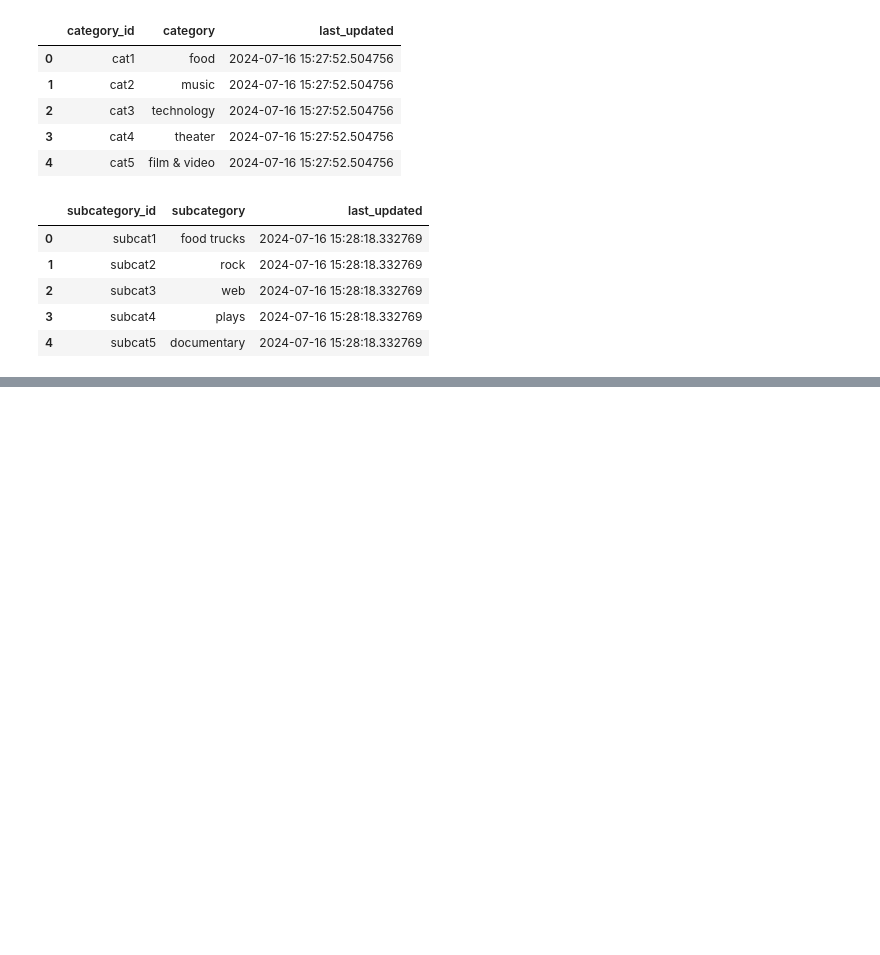
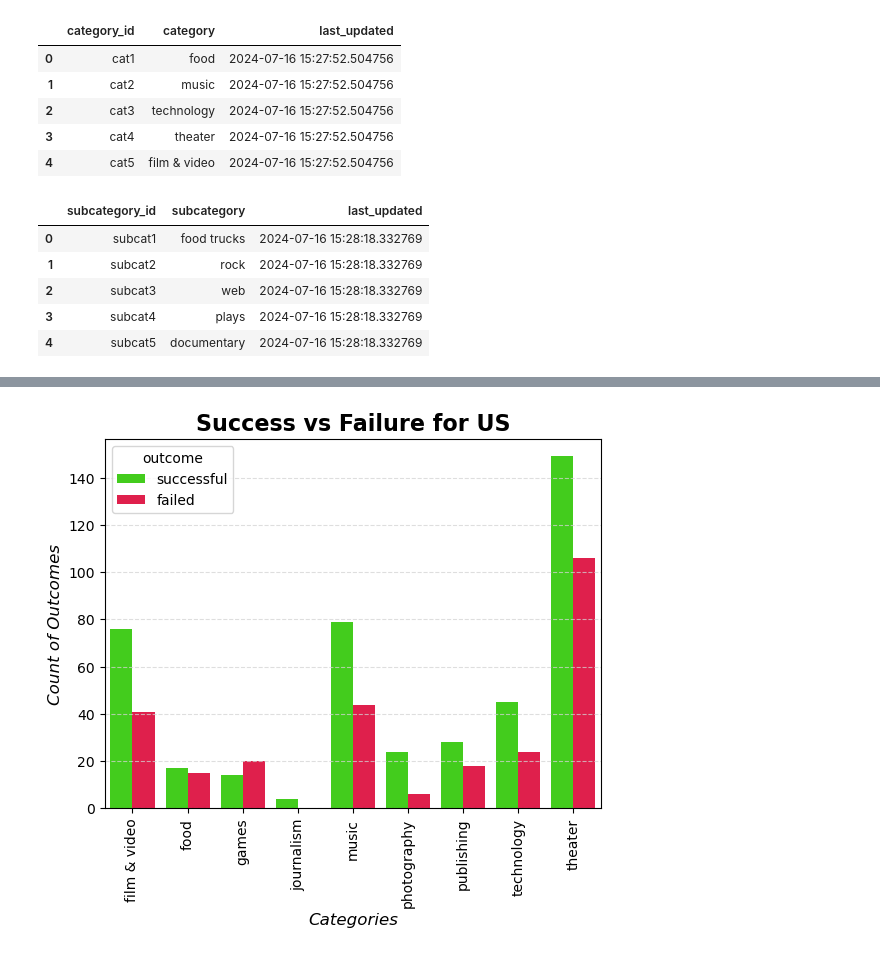
Before and after one commit to Corzalite/Group-17-project-2, a Jupyter notebook: Ind Nick Work/ETL_Data_Viz.ipynb, the cells around one changed output, grey strips where cells are left out. Saved outputs shown, nothing was run; the diff lists cells and outputs as text; code cells hidden in the pictures; blank space fills up the shorter version.

Commit message:
individual charting done, add folder for saved figures

```diff
--- a/Ind Nick Work/ETL_Data_Viz.ipynb
+++ b/Ind Nick Work/ETL_Data_Viz.ipynb
@@ -137,0 +148,22 @@ question1us.head(5)
+# %%
+# Dataset
+question1us
+
+# Plot for question1us
+sns.barplot(question1us, x='category', y='count', hue='outcome', palette='prism')
+
+# customizations
+plt.xlabel("Categories", fontstyle="italic", fontsize=12)
+plt.ylabel("Count of Outcomes", fontstyle="italic", fontsize=12)
+plt.title("Success vs Failure for US", fontsize=16, fontweight="bold")
+plt.xticks(rotation=90)
+
+plt.grid(color="lightgrey", axis="y", linestyle="--", alpha=0.75)
+
+# save chart in Charts folder
+plt.savefig('../Charts/success_vs_failure_US.png', bbox_inches='tight')
+
+# show
+plt.show()
+# %% [output]
+[figure, added]
```
Also changed, not shown: parts of 8 cells of this notebook, 9 other files.
